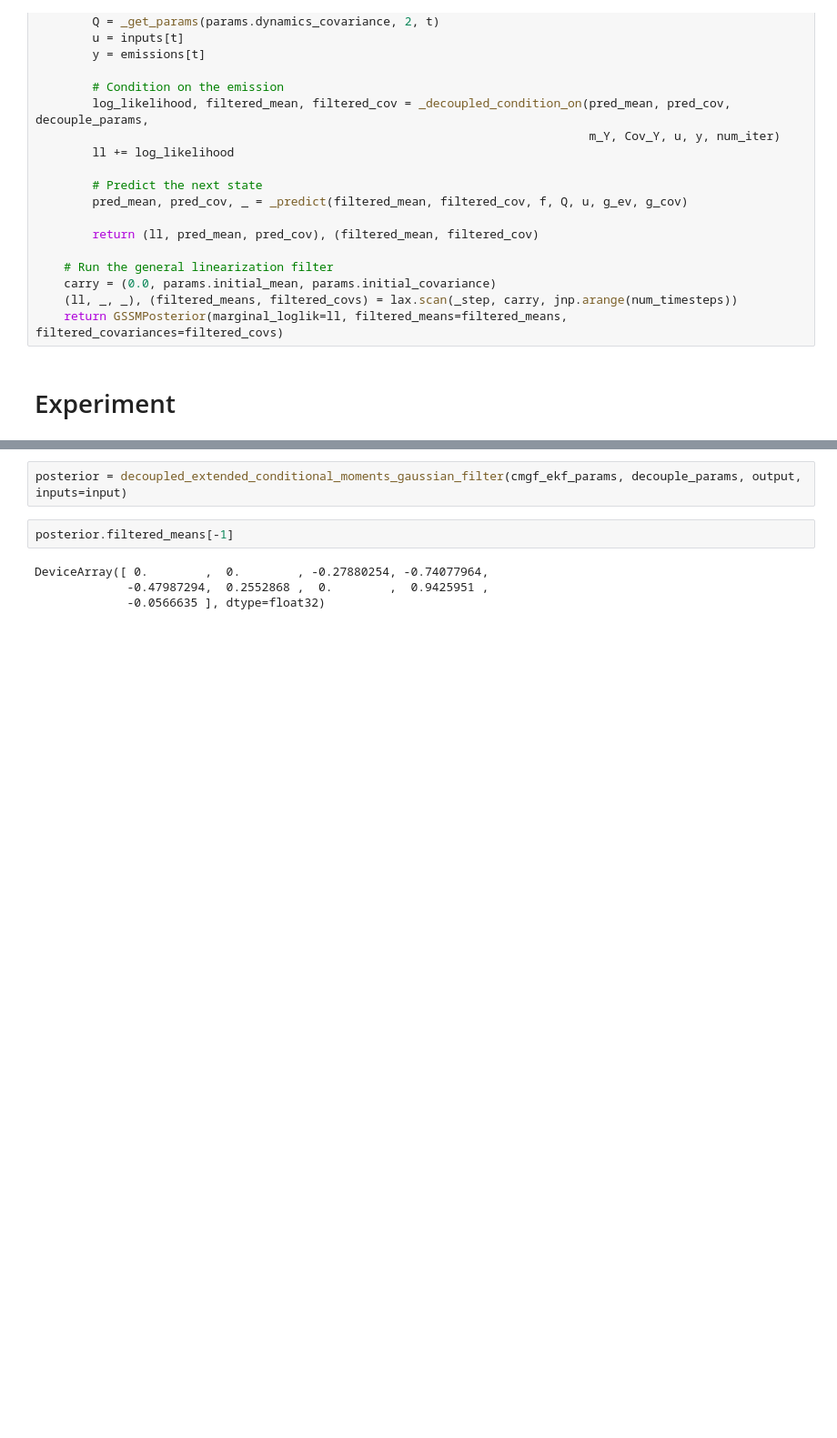
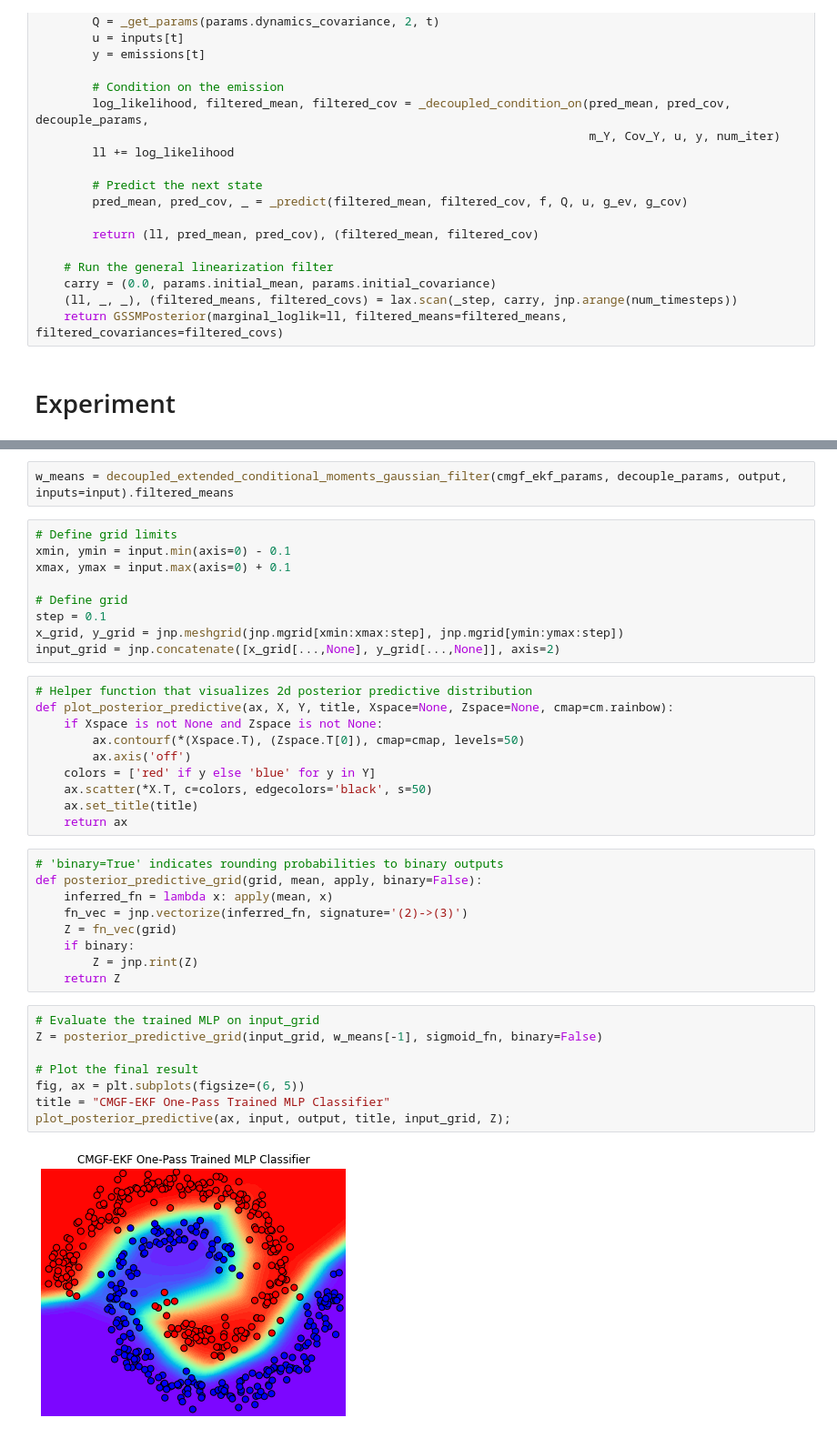
Before and after one commit to rohitn/dynamax, a Jupyter notebook: ssm_jax/cond_moments_gaussian_filter/demos/cmgf_mlp_evaluation.ipynb, the cells around one changed output, grey strips where cells are left out. Shown: that part at 91% size. Cells and saved outputs as stored; diff of their text form; blank space fills up the shorter version.

Commit message:
Visually confirm correctness of decoupled ekf

```diff
--- a/ssm_jax/cond_moments_gaussian_filter/demos/cmgf_mlp_evaluation.ipynb
+++ b/ssm_jax/cond_moments_gaussian_filter/demos/cmgf_mlp_evaluation.ipynb
@@ -311,8 +315,40 @@ decouple_params = DecoupleParams(
 # %%
-posterior = decoupled_extended_conditional_moments_gaussian_filter(cmgf_ekf_params, decouple_params, output, inputs=input)
+w_means = decoupled_extended_conditional_moments_gaussian_filter(cmgf_ekf_params, decouple_params, output, inputs=input).filtered_means
-# %%
-posterior.filtered_means[-1]
-# %% [output]
-DeviceArray([ 0.        ,  0.        , -0.27880254, -0.74077964,
-             -0.47987294,  0.2552868 ,  0.        ,  0.9425951 ,
-             -0.0566635 ], dtype=float32)
+# %%
+# Define grid limits
+xmin, ymin = input.min(axis=0) - 0.1
+xmax, ymax = input.max(axis=0) + 0.1
+
+# Define grid
+step = 0.1
+x_grid, y_grid = jnp.meshgrid(jnp.mgrid[xmin:xmax:step], jnp.mgrid[ymin:ymax:step])
+input_grid = jnp.concatenate([x_grid[...,None], y_grid[...,None]], axis=2)
+# %%
+# Helper function that visualizes 2d posterior predictive distribution
+def plot_posterior_predictive(ax, X, Y, title, Xspace=None, Zspace=None, cmap=cm.rainbow):
+    if Xspace is not None and Zspace is not None:
+        ax.contourf(*(Xspace.T), (Zspace.T[0]), cmap=cmap, levels=50)
+        ax.axis('off')
+    colors = ['red' if y else 'blue' for y in Y]
+    ax.scatter(*X.T, c=colors, edgecolors='black', s=50)
+    ax.set_title(title)
+    return ax
+# %%
+# 'binary=True' indicates rounding probabilities to binary outputs
+def posterior_predictive_grid(grid, mean, apply, binary=False):
+    inferred_fn = lambda x: apply(mean, x)
+    fn_vec = jnp.vectorize(inferred_fn, signature='(2)->(3)')
+    Z = fn_vec(grid)
+    if binary:
+        Z = jnp.rint(Z)
+    return Z
+# %%
+# Evaluate the trained MLP on input_grid
+Z = posterior_predictive_grid(input_grid, w_means[-1], sigmoid_fn, binary=False)
+
+# Plot the final result
+fig, ax = plt.subplots(figsize=(6, 5))
+title = "CMGF-EKF One-Pass Trained MLP Classifier"
+plot_posterior_predictive(ax, input, output, title, input_grid, Z);
+# %% [output]
+[figure, added]
```
Also changed, not shown: parts of 4 cells of this notebook.
